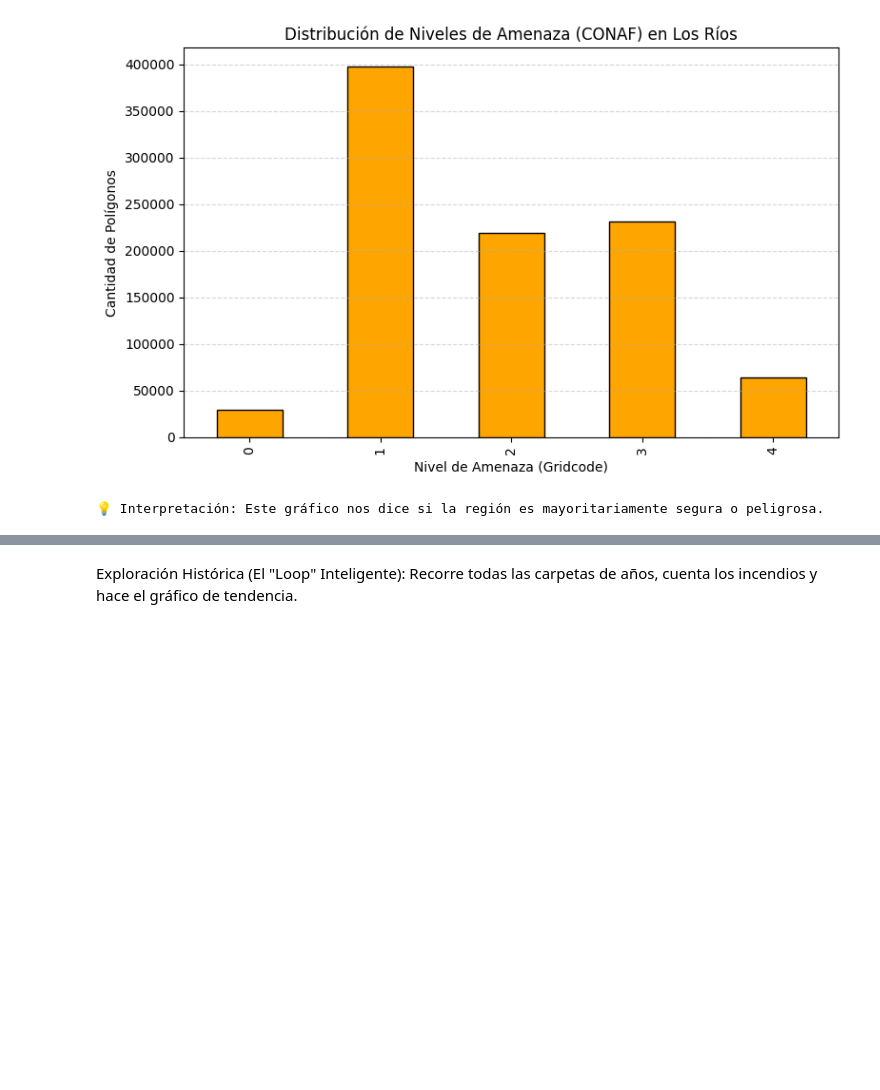
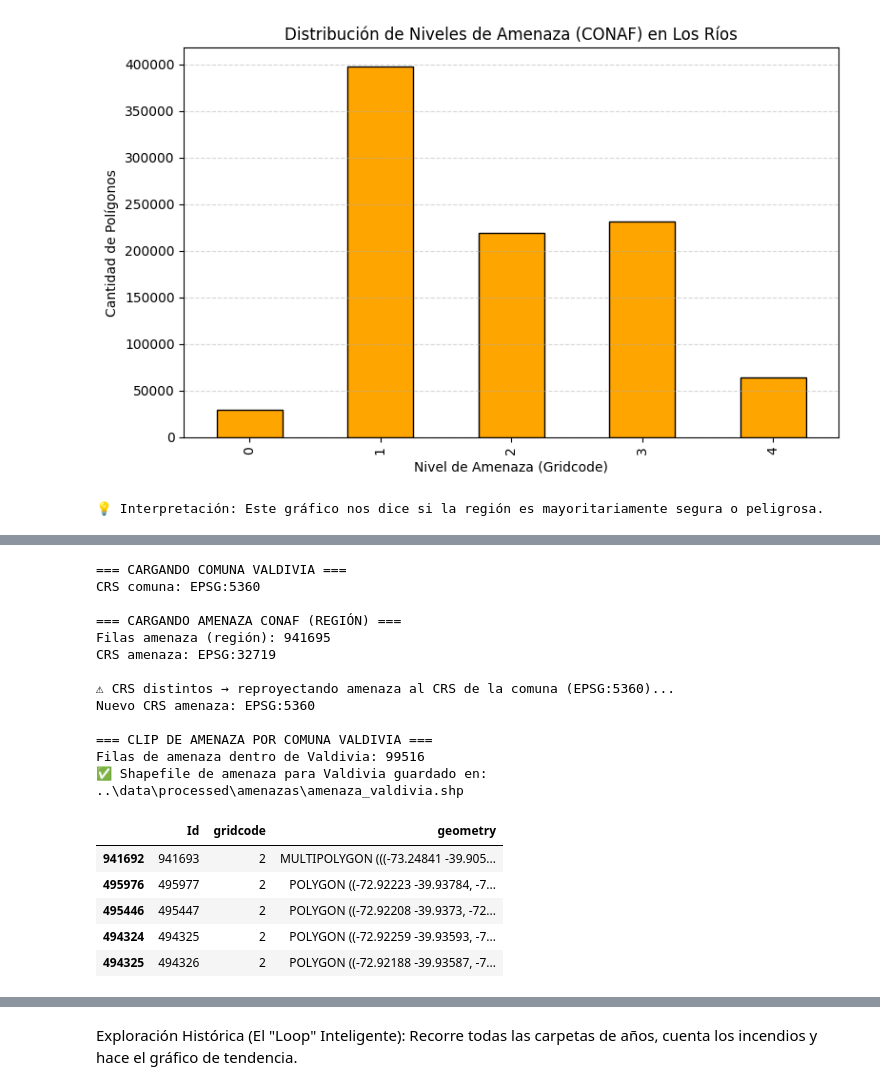
Before and after one commit to AracelyU/firescope, a Jupyter notebook: notebooks/01_exploratory.ipynb, the cells around one changed output, grey strips where cells are left out. Saved outputs shown, nothing was run; the diff lists cells and outputs as text; code cells hidden in the pictures; blank space fills up the shorter version.

```diff
--- a/notebooks/01_exploratory.ipynb
+++ b/notebooks/01_exploratory.ipynb
@@ -455,0 +529,80 @@ Name: count, dtype: int64
+# %%
+import os
+from pathlib import Path
+import geopandas as gpd
+
+# Directorios
+RAW_DIR = "../data/raw"
+COMUNA_PROC_DIR = Path("../data/processed/comuna")
+AMENAZAS_PROC_DIR = Path("../data/processed/amenazas")
+AMENAZAS_PROC_DIR.mkdir(parents=True, exist_ok=True)
+
+# Shapefile comuna Valdivia (ya creado antes)
+comuna_valdivia_path = COMUNA_PROC_DIR / "comuna_valdivia.shp"
+
+# Shapefile de amenaza CONAF (región, pero lo usaremos solo para recortar)
+path_amenaza = os.path.join(
+    RAW_DIR, "conaf_amenaza", "shapefiles", "14_amenaza_shape.shp"
+)
+
+print("=== CARGANDO COMUNA VALDIVIA ===")
+gdf_comuna = gpd.read_file(comuna_valdivia_path)
+print("CRS comuna:", gdf_comuna.crs)
+
+print("\n=== CARGANDO AMENAZA CONAF (REGIÓN) ===")
+gdf_amenaza = gpd.read_file(path_amenaza, use_arrow=True)
+print("Filas amenaza (región):", len(gdf_amenaza))
+print("CRS amenaza:", gdf_amenaza.crs)
+
+# --- ALINEAR CRS ---
+
+if gdf_amenaza.crs is None:
+    raise ValueError(
+        "⚠ La capa de amenaza no tiene CRS definido (crs=None). "
+        "Asigna el CRS correcto con .set_crs(...) antes del clip."
+    )
+
+if gdf_amenaza.crs != gdf_comuna.crs:
+    print("\n⚠ CRS distintos → reproyectando amenaza al CRS de la comuna (EPSG:5360)...")
+    gdf_amenaza = gdf_amenaza.to_crs(gdf_comuna.crs)
+    print("Nuevo CRS amenaza:", gdf_amenaza.crs)
+else:
+    print("\n✅ CRS ya coinciden.")
+
+# Nos quedamos solo con la geometría de la comuna
+gdf_comuna_geom = gdf_comuna[["geometry"]]
+
+# --- CLIP SOLO VALDIVIA ---
+
+print("\n=== CLIP DE AMENAZA POR COMUNA VALDIVIA ===")
+gdf_amenaza_valdivia = gpd.clip(gdf_amenaza, gdf_comuna_geom)
+
+print("Filas de amenaza dentro de Valdivia:", len(gdf_amenaza_valdivia))
+
+# Guardar shapefile recortado (por si lo quieres usar después)
+amenaza_valdivia_path = AMENAZAS_PROC_DIR / "amenaza_valdivia.shp"
+gdf_amenaza_valdivia.to_file(amenaza_valdivia_path, driver="ESRI Shapefile")
+print(f"✅ Shapefile de amenaza para Valdivia guardado en: {amenaza_valdivia_path}")
+
+# Mostrar una vista rápida en tabla
+display(gdf_amenaza_valdivia.head())
+# %% [output]
+=== CARGANDO COMUNA VALDIVIA ===
+CRS comuna: EPSG:5360
+
+=== CARGANDO AMENAZA CONAF (REGIÓN) ===
+Filas amenaza (región): 941695
+CRS amenaza: EPSG:32719
+
+⚠ CRS distintos → reproyectando amenaza al CRS de la comuna (EPSG:5360)...
+Nuevo CRS amenaza: EPSG:5360
+
+=== CLIP DE AMENAZA POR COMUNA VALDIVIA ===
+Filas de amenaza dentro de Valdivia: 99516
+✅ Shapefile de amenaza para Valdivia guardado en: ..\data\processed\amenazas\amenaza_valdivia.shp
+|  | Id | gridcode | geometry |
+| 941692 | 941693 | 2 | MULTIPOLYGON (((-73.24841 -39.905... |
+| 495976 | 495977 | 2 | POLYGON ((-72.92223 -39.93784, -7... |
+| 495446 | 495447 | 2 | POLYGON ((-72.92208 -39.9373, -72... |
+| 494324 | 494325 | 2 | POLYGON ((-72.92259 -39.93593, -7... |
+| 494325 | 494326 | 2 | POLYGON ((-72.92188 -39.93587, -7... |
```
Also changed, not shown: parts of 3 cells of this notebook, 14 other files.
